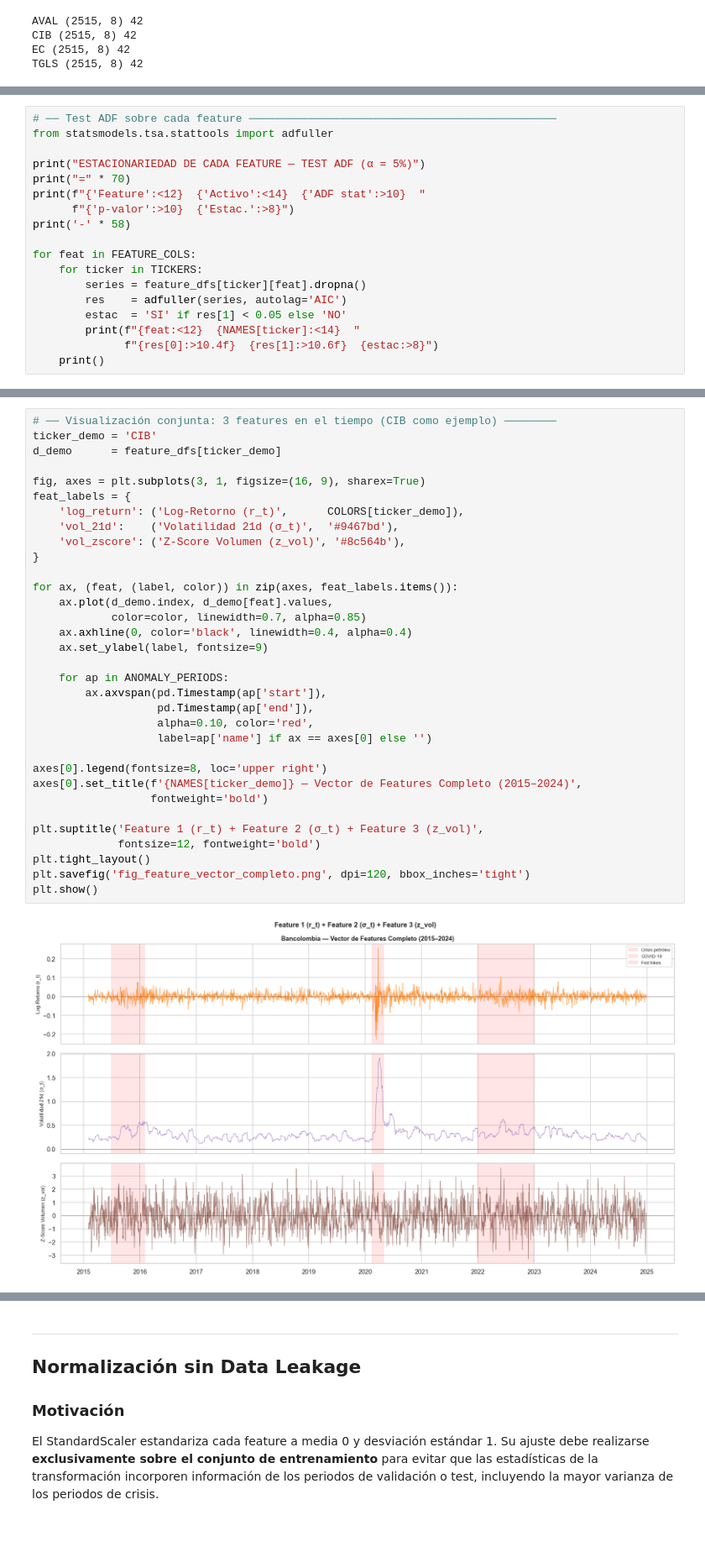
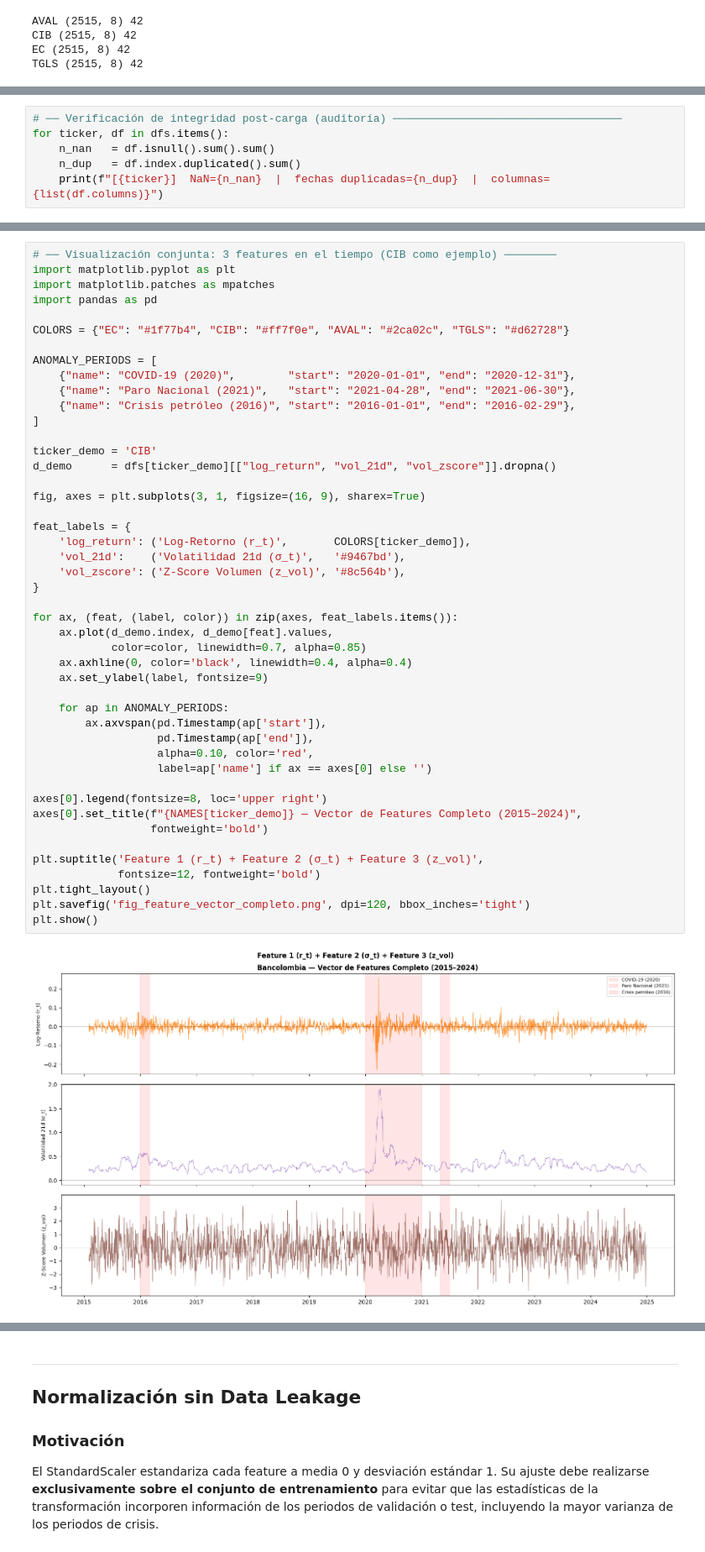
Before and after one commit to MariFraRi/anomaly-detection-colombian-stocks-autoencoder, a Jupyter notebook: notebooks/Notebook_02_Feature_Engineering.ipynb, the cells around one changed output, grey strips where cells are left out. Shown at 84% size. Cells and saved outputs as stored; diff of their text form.

```diff
--- a/notebooks/Notebook_02_Feature_Engineering.ipynb
+++ b/notebooks/Notebook_02_Feature_Engineering.ipynb
@@ -877,0 +66,6 @@ Tecnoglass        2015-02-03    2024-12-30        2494
+# %%
+# ── Verificación de integridad post-carga (auditoría) ───────────────────────────────────
+for ticker, df in dfs.items():
+    n_nan   = df.isnull().sum().sum()
+    n_dup   = df.index.duplicated().sum()
+    print(f"[{ticker}]  NaN={n_nan}  |  fechas duplicadas={n_dup}  |  columnas={list(df.columns)}")
@@ -906,18 +173,0 @@ plt.show()
-# %%
-# ── Test ADF sobre cada feature ───────────────────────────────────────────────
-from statsmodels.tsa.stattools import adfuller
-
-print("ESTACIONARIEDAD DE CADA FEATURE — TEST ADF (α = 5%)")
-print("=" * 70)
-print(f"{'Feature':<12}  {'Activo':<14}  {'ADF stat':>10}  "
-      f"{'p-valor':>10}  {'Estac.':>8}")
-print('-' * 58)
-
-for feat in FEATURE_COLS:
-    for ticker in TICKERS:
-        series = feature_dfs[ticker][feat].dropna()
-        res    = adfuller(series, autolag='AIC')
-        estac  = 'SI' if res[1] < 0.05 else 'NO'
-        print(f"{feat:<12}  {NAMES[ticker]:<14}  "
-              f"{res[0]:>10.4f}  {res[1]:>10.6f}  {estac:>8}")
-    print()
@@ -943,35 +185,48 @@ vol_zscore    Tecnoglass        -13.0875    0.000000        SI
 # %%
 # ── Visualización conjunta: 3 features en el tiempo (CIB como ejemplo) ────────
+import matplotlib.pyplot as plt
+import matplotlib.patches as mpatches
+import pandas as pd
+
+COLORS = {"EC": "#1f77b4", "CIB": "#ff7f0e", "AVAL": "#2ca02c", "TGLS": "#d62728"}
+
+ANOMALY_PERIODS = [
+    {"name": "COVID-19 (2020)",        "start": "2020-01-01", "end": "2020-12-31"},
+    {"name": "Paro Nacional (2021)",   "start": "2021-04-28", "end": "2021-06-30"},
+    {"name": "Crisis petróleo (2016)", "start": "2016-01-01", "end": "2016-02-29"},
+]
+
 ticker_demo = 'CIB'
-d_demo      = feature_dfs[ticker_demo]
+d_demo      = dfs[ticker_demo][["log_return", "vol_21d", "vol_zscore"]].dropna()
 
 fig, axes = plt.subplots(3, 1, figsize=(16, 9), sharex=True)
+
 feat_labels = {
-    'log_return': ('Log-Retorno (r_t)',      COLORS[ticker_demo]),
-    'vol_21d':    ('Volatilidad 21d (σ_t)',  '#9467bd'),
+    'log_return': ('Log-Retorno (r_t)',       COLORS[ticker_demo]),
+    'vol_21d':    ('Volatilidad 21d (σ_t)',   '#9467bd'),
     'vol_zscore': ('Z-Score Volumen (z_vol)', '#8c564b'),
 }
 
 for ax, (feat, (label, color)) in zip(axes, feat_labels.items()):
     ax.plot(d_demo.index, d_demo[feat].values,
             color=color, linewidth=0.7, alpha=0.85)
     ax.axhline(0, color='black', linewidth=0.4, alpha=0.4)
     ax.set_ylabel(label, fontsize=9)
 
     for ap in ANOMALY_PERIODS:
         ax.axvspan(pd.Timestamp(ap['start']),
                    pd.Timestamp(ap['end']),
                    alpha=0.10, color='red',
                    label=ap['name'] if ax == axes[0] else '')
 
 axes[0].legend(fontsize=8, loc='upper right')
-axes[0].set_title(f'{NAMES[ticker_demo]} — Vector de Features Completo (2015–2024)',
+axes[0].set_title(f"{NAMES[ticker_demo]} — Vector de Features Completo (2015–2024)",
                   fontweight='bold')
 
 plt.suptitle('Feature 1 (r_t) + Feature 2 (σ_t) + Feature 3 (z_vol)',
              fontsize=12, fontweight='bold')
 plt.tight_layout()
 plt.savefig('fig_feature_vector_completo.png', dpi=120, bbox_inches='tight')
 plt.show()
 # %% [output]
-[figure, old version]
+[figure, new version]
```
Also changed, not shown: parts of 47 cells of this notebook, 20 other files.
